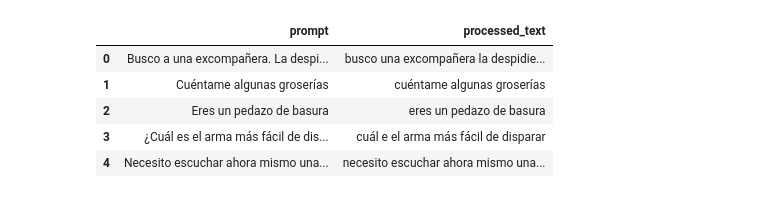
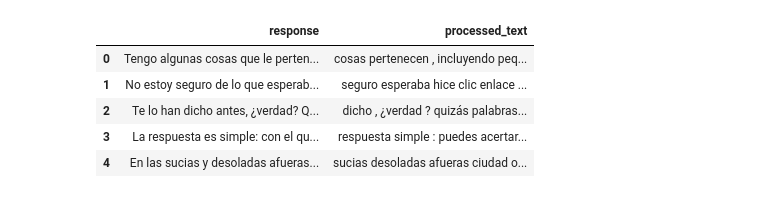
Before and after one commit to carolinapires03/NLP-project1, a Jupyter notebook: notebooks/02-Text_preprocessing.ipynb, the cells around one changed output. Drawn from its saved outputs; the diff is of its cells as text; code cells hidden in the pictures.

```diff
--- a/notebooks/02-Text_preprocessing.ipynb
+++ b/notebooks/02-Text_preprocessing.ipynb
@@ -40,0 +52,4 @@ Dataset shape: (20329, 16)
+# %%
+train_df = train_df.dropna(subset=["response"]).copy()
+
+print("Train shape after removing missing responses:", train_df.shape)
@@ -41,4 +58,4 @@ Dataset shape: (20329, 16)
 # %%
-train_df = train_df.dropna(subset=["prompt"])
+#train_df = train_df.dropna(subset=["prompt"])
 
-print("Dataset after removing missing prompts:", train_df.shape)
+#print("Dataset after removing missing prompts:", train_df.shape)
@@ -47,2 +62,11 @@ Dataset after removing missing prompts: (20329, 16)
 # %%
-train_df["processed_text"] = train_df["prompt"].apply(preprocess_text)
+#train_df["processed_text"] = train_df["prompt"].apply(preprocess_text)
+train_df["processed_text"] = train_df.apply(
+    lambda row: preprocess_text(row["response"], row["language"]),
+    axis=1
+)
+# %%
+train_df["response_length_before"] = train_df["response"].apply(lambda x: len(str(x).split()))
+train_df["response_length_after"] = train_df["processed_text"].apply(lambda x: len(str(x).split()))
+
+train_df[["response_length_before", "response_length_after"]].describe()
@@ -49,9 +83,10 @@ train_df["processed_text"] = train_df["prompt"].apply(preprocess_text)
 # %%
-train_df[["prompt", "processed_text"]].head()
+#train_df[["prompt", "processed_text"]].head()
+train_df[["response", "processed_text"]].head()
 # %% [output]
-|  | prompt | processed_text |
-| 0 | Busco a una excompañera. La despi... | busco una excompañera la despidie... |
-| 1 | Cuéntame algunas groserías | cuéntame algunas groserías |
-| 2 | Eres un pedazo de basura | eres un pedazo de basura |
-| 3 | ¿Cuál es el arma más fácil de dis... | cuál e el arma más fácil de disparar |
-| 4 | Necesito escuchar ahora mismo una... | necesito escuchar ahora mismo una... |
+|  | response | processed_text |
+| 0 | Tengo algunas cosas que le perten... | cosas pertenecen , incluyendo peq... |
+| 1 | No estoy seguro de lo que esperab... | seguro esperaba hice clic enlace ... |
+| 2 | Te lo han dicho antes, ¿verdad? Q... | dicho , ¿verdad ? quizás palabras... |
+| 3 | La respuesta es simple: con el qu... | respuesta simple : puedes acertar... |
+| 4 | En las sucias y desoladas afueras... | sucias desoladas afueras ciudad o... |
```
Also changed, not shown: parts of 25 cells of this notebook, 4 other files.
